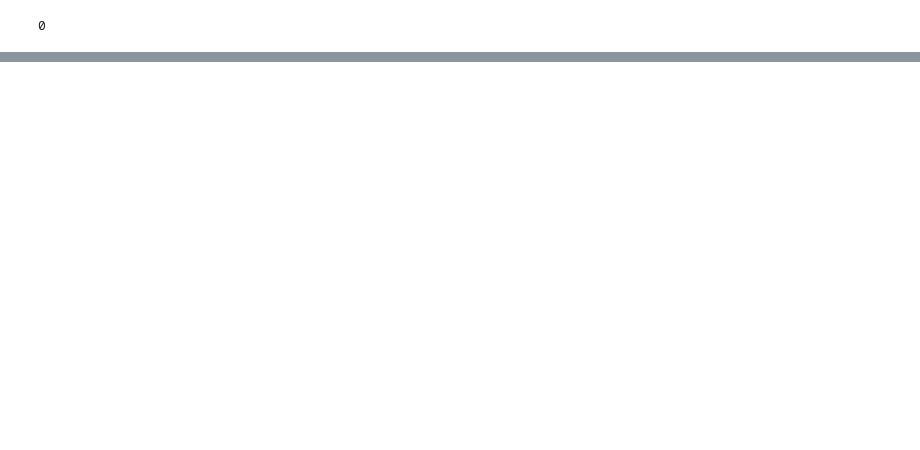
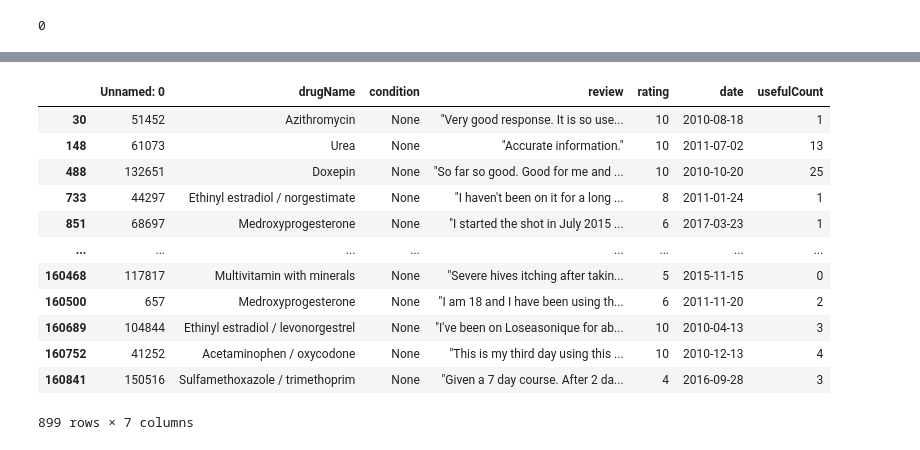
Before and after one commit to sean7x/medicinal-narratives, a Jupyter notebook: data_prep_eda.ipynb, the cells around one changed output, grey strips where cells are left out. Cells and saved outputs as stored; diff of their text form; code cells hidden in the pictures; blank space fills up the shorter version.

```diff
--- a/data_prep_eda.ipynb
+++ b/data_prep_eda.ipynb
@@ -80,0 +48,16 @@ train_df.iloc[1].review[659:670]
+# %%
+train_df[train_df.condition.isna()]
+# %% [output]
+|  | Unnamed: 0 | drugName | condition | review | rating | date | usefulCount |
+| 30 | 51452 | Azithromycin | None | "Very good response. It is so use... | 10 | 2010-08-18 | 1 |
+| 148 | 61073 | Urea | None | "Accurate information." | 10 | 2011-07-02 | 13 |
+| 488 | 132651 | Doxepin | None | "So far so good. Good for me and ... | 10 | 2010-10-20 | 25 |
+| 733 | 44297 | Ethinyl estradiol / norgestimate | None | "I haven't been on it for a long ... | 8 | 2011-01-24 | 1 |
+| 851 | 68697 | Medroxyprogesterone | None | "I started the shot in July 2015 ... | 6 | 2017-03-23 | 1 |
+| ... | ... | ... | ... | ... | ... | ... | ... |
+| 160468 | 117817 | Multivitamin with minerals | None | "Severe hives itching after takin... | 5 | 2015-11-15 | 0 |
+| 160500 | 657 | Medroxyprogesterone | None | "I am 18 and I have been using th... | 6 | 2011-11-20 | 2 |
+| 160689 | 104844 | Ethinyl estradiol / levonorgestrel | None | "I've been on Loseasonique for ab... | 10 | 2010-04-13 | 3 |
+| 160752 | 41252 | Acetaminophen / oxycodone | None | "This is my third day using this ... | 10 | 2010-12-13 | 4 |
+| 160841 | 150516 | Sulfamethoxazole / trimethoprim | None | "Given a 7 day course. After 2 da... | 4 | 2016-09-28 | 3 |
+899 rows × 7 columns
```
Also changed, not shown: parts of 12 cells of this notebook.
